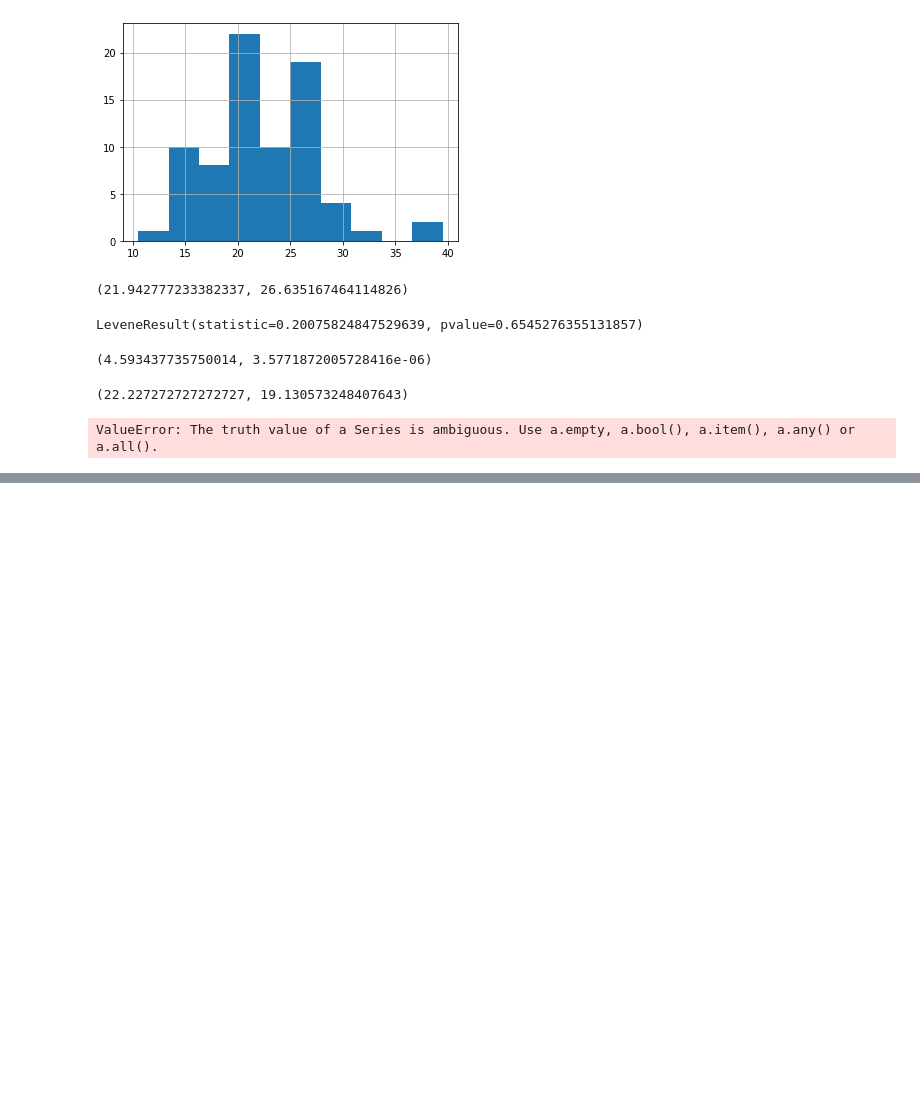
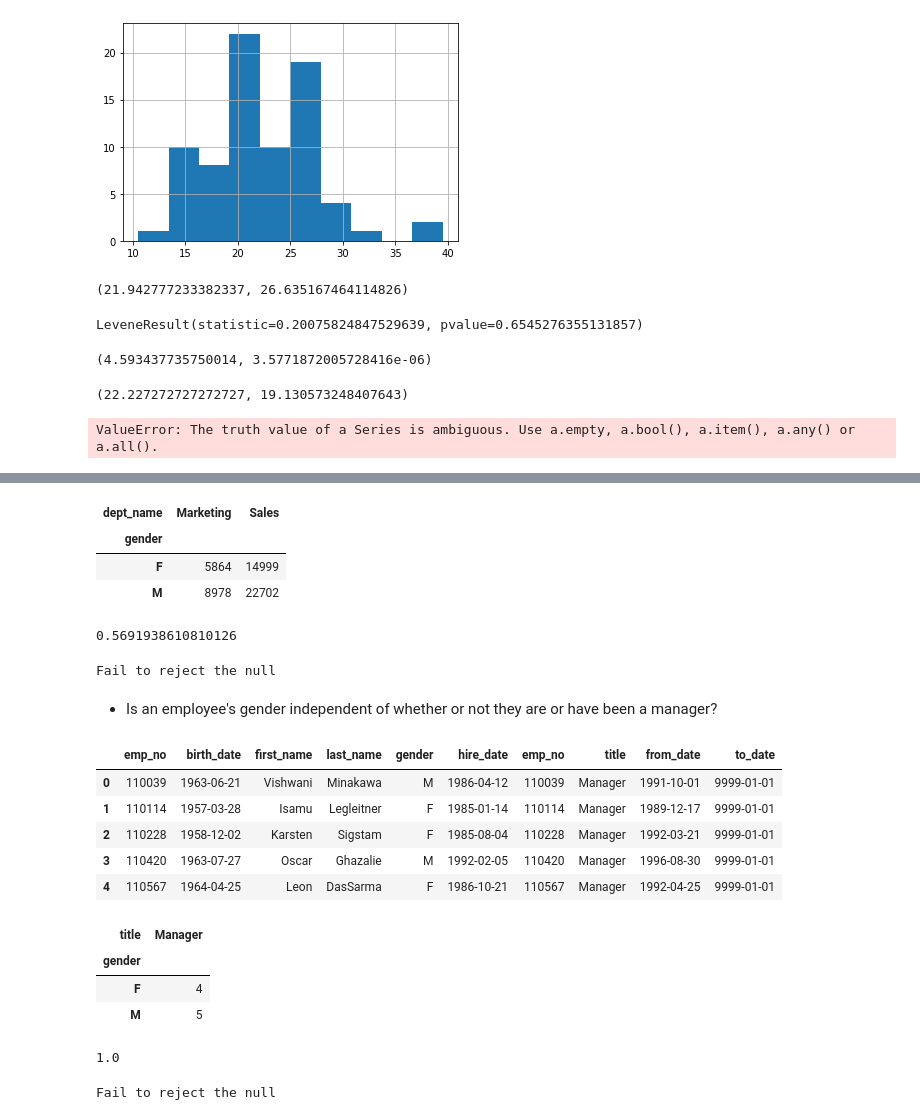
Before and after one commit to Jason-R-Turner/statistics-exercises, a Jupyter notebook: hypothesis_testing.ipynb, the cells around one changed output, grey strips where cells are left out. Saved outputs shown, nothing was run; the diff lists cells and outputs as text; code cells hidden in the pictures; blank space fills up the shorter version.

```diff
--- a/hypothesis_testing.ipynb
+++ b/hypothesis_testing.ipynb
@@ -330,0 +360,5 @@ mpg_manual.hist()
+# %%
+n = df.shape[0]     # number of observations
+degf = n - 2        # degrees of freedom: the # of values in the final calculation of a statistic that are free to vary.
+conf_interval = .95 # desired confidence interval
+α = 1 - conf_interval
@@ -330,0 +634,59 @@ mpg_manual.hist()
+# %%
+gender_vs_dept = pd.crosstab(employees.gender, employees.dept_name)
+gender_vs_dept
+# %% [output]
+| dept_name | Marketing | Sales |
+| gender |  |  |
+| F | 5864 | 14999 |
+| M | 8978 | 22702 |
+# %%
+chi2, p, degf, expected = stats.chi2_contingency(gender_vs_dept)
+p
+# %% [output]
+0.5691938610810126
+# %%
+if p < alpha:
+        print("Reject the null")
+else:
+    print("Fail to reject the null")
+# %% [output]
+Fail to reject the null
+# %% [markdown]
+- Is an employee's gender independent of whether or not they are or have been a manager?
+# %%
+from env import get_db_url
+url = get_db_url('employees')
+sql = """
+SELECT * FROM employees AS e
+JOIN titles AS t ON t.emp_no = e.emp_no
+WHERE t.to_date = '9999-01-01' AND title = 'Manager';
+"""
+employees = pd.read_sql(sql, url)
+employees.head()
+# %% [output]
+|  | emp_no | birth_date | first_name | last_name | gender | hire_date | emp_no | title | from_date | to_date |
+| 0 | 110039 | 1963-06-21 | Vishwani | Minakawa | M | 1986-04-12 | 110039 | Manager | 1991-10-01 | 9999-01-01 |
+| 1 | 110114 | 1957-03-28 | Isamu | Legleitner | F | 1985-01-14 | 110114 | Manager | 1989-12-17 | 9999-01-01 |
+| 2 | 110228 | 1958-12-02 | Karsten | Sigstam | F | 1985-08-04 | 110228 | Manager | 1992-03-21 | 9999-01-01 |
+| 3 | 110420 | 1963-07-27 | Oscar | Ghazalie | M | 1992-02-05 | 110420 | Manager | 1996-08-30 | 9999-01-01 |
+| 4 | 110567 | 1964-04-25 | Leon | DasSarma | F | 1986-10-21 | 110567 | Manager | 1992-04-25 | 9999-01-01 |
+# %%
+gender_vs_manager = pd.crosstab(employees.gender, employees.title)
+gender_vs_manager
+# %% [output]
+| title | Manager |
+| gender |  |
+| F | 4 |
+| M | 5 |
+# %%
+chi2, p, degf, expected = stats.chi2_contingency(gender_vs_manager)
+p
+# %% [output]
+1.0
+# %%
+if p < alpha:
+        print("Reject the null")
+else:
+    print("Fail to reject the null")
+# %% [output]
+Fail to reject the null
```
Also changed, not shown: parts of 44 cells of this notebook, 3 other files.
